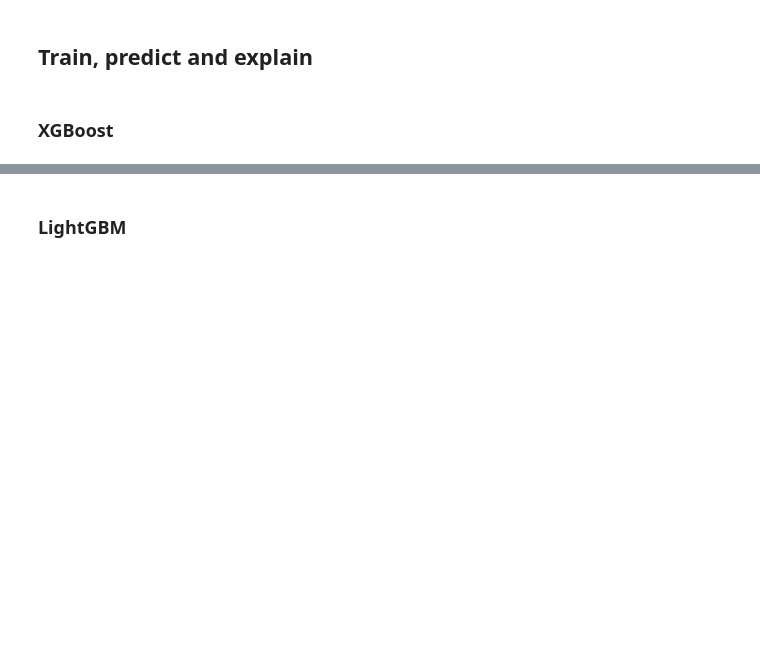
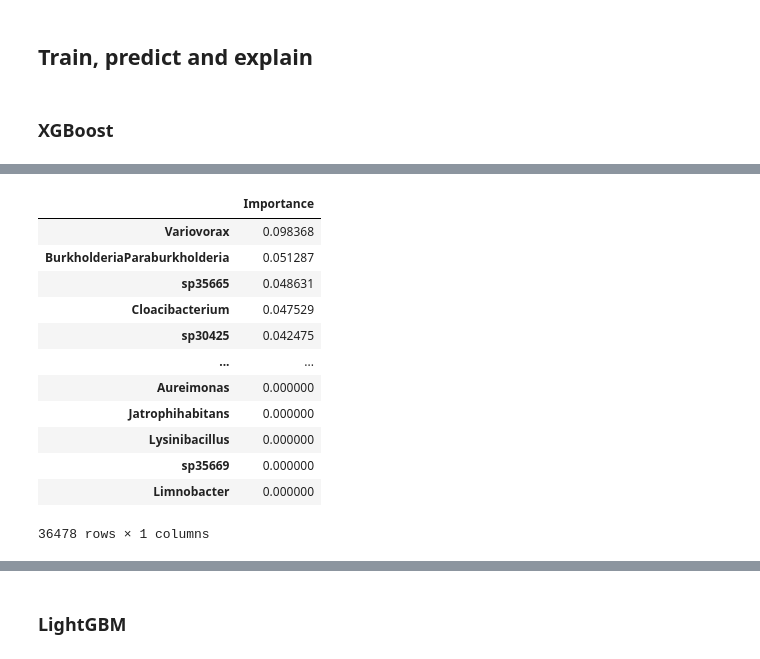
Before and after one commit to freafin/Bacteriological, a Jupyter notebook: desl/Genus_DESLbactCV.ipynb, the cells around one changed output, grey strips where cells are left out. Saved outputs shown, nothing was run; the diff lists cells and outputs as text; code cells hidden in the pictures; blank space fills up the shorter version.

```diff
--- a/desl/Genus_DESLbactCV.ipynb
+++ b/desl/Genus_DESLbactCV.ipynb
@@ -109,0 +135,16 @@ xgb_scores
+# %%
+feature_importances_complete
+# %% [output]
+|  | Importance |
+| Variovorax | 0.098368 |
+| BurkholderiaParaburkholderia | 0.051287 |
+| sp35665 | 0.048631 |
+| Cloacibacterium | 0.047529 |
+| sp30425 | 0.042475 |
+| ... | ... |
+| Aureimonas | 0.000000 |
+| Jatrophihabitans | 0.000000 |
+| Lysinibacillus | 0.000000 |
+| sp35669 | 0.000000 |
+| Limnobacter | 0.000000 |
+36478 rows × 1 columns
```
Also changed, not shown: parts of 21 cells of this notebook.
